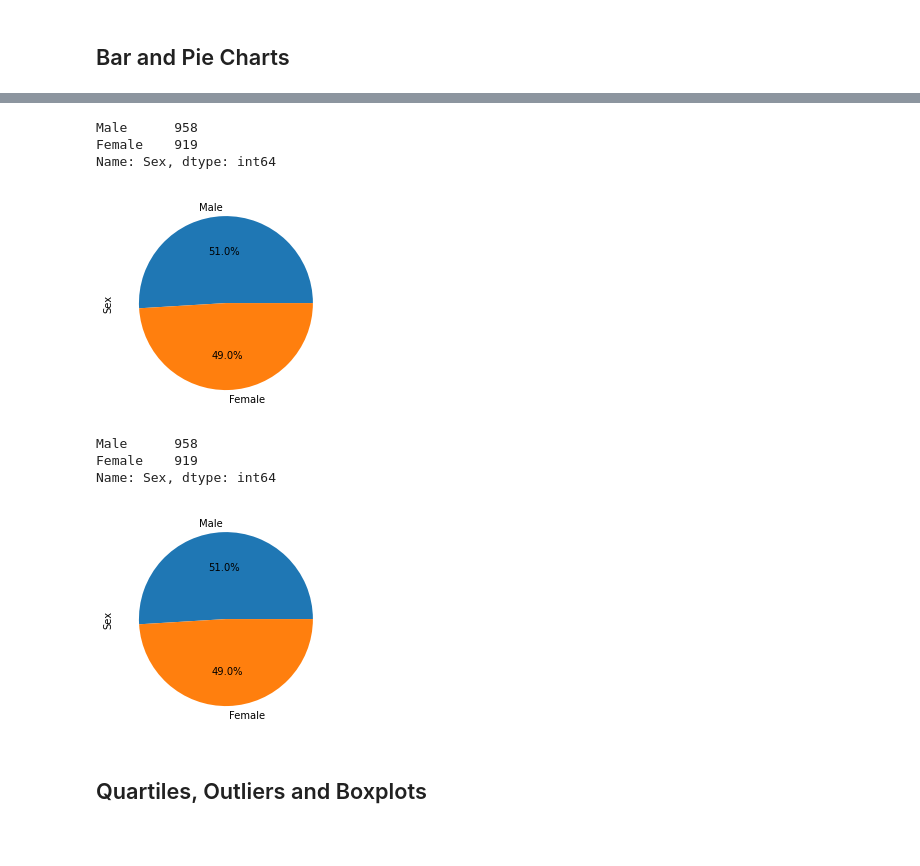
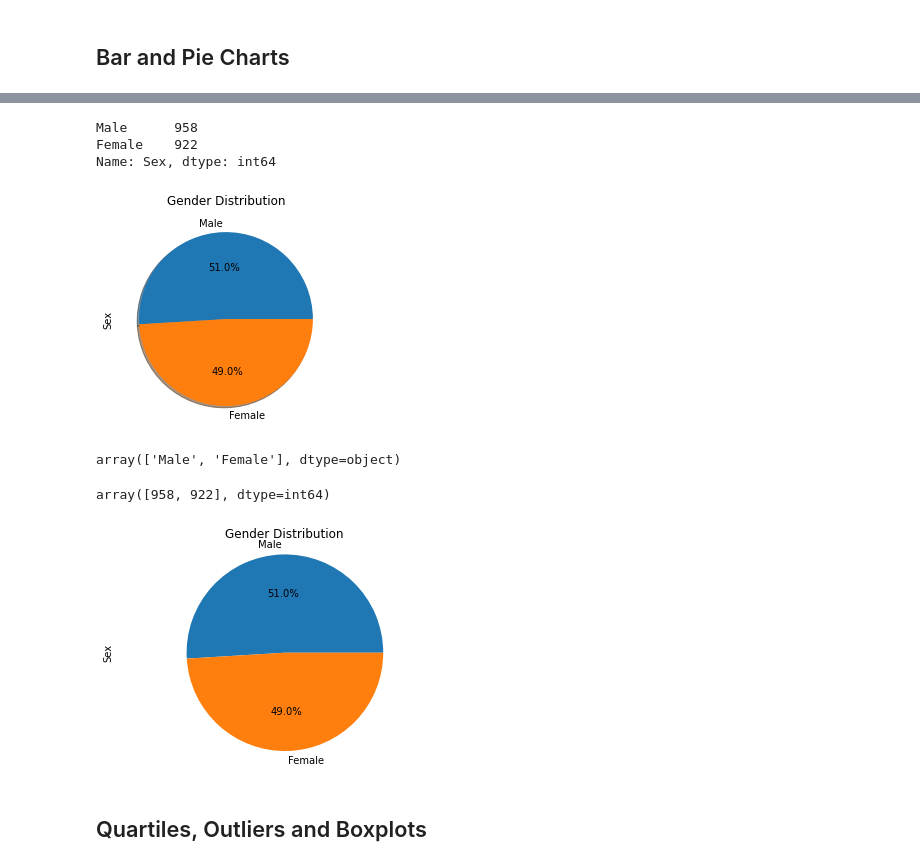
Before and after one commit to tracypoon/Matplotlib_HW, a Jupyter notebook: Pymaceuticals/pymaceuticals_starter.ipynb, the cells around one changed output, grey strips where cells are left out. Drawn from its saved outputs; the diff is of its cells as text; code cells hidden in the pictures; blank space fills up the shorter version.

```diff
--- a/Pymaceuticals/pymaceuticals_starter.ipynb
+++ b/Pymaceuticals/pymaceuticals_starter.ipynb
@@ -84,5 +57,8 @@ array(['g989'], dtype=object)
 # %%
 # Create a clean DataFrame by dropping the duplicate mouse by its ID.
-new_df = merge_df.loc[merge_df["Mouse ID"]!='g989']
-len(new_df["Mouse ID"].unique())
+#new_df = merge_df.loc[merge_df["Mouse ID"]!='g989']
+#len(new_df["Mouse ID"].unique())
+
+clean_df = new_df.drop_duplicates("Mouse ID")
+clean_df
 # %% [output]
@@ -191,7 +172,0 @@ plt.show()
-# %%
-gender = new_df["Sex"].value_counts()
-gender
-# %% [output]
-Male      958
-Female    919
-Name: Sex, dtype: int64
@@ -200,16 +173,27 @@ gender.plt.pie
+# %%
+#define the values that need go go into the pir chart
+gender = new_df["Sex"].value_counts()
+gender
+# %% [output]
+Male      958
+Female    922
+Name: Sex, dtype: int64
 # %%
 # Generate a pie plot showing the distribution of female versus male mice using pandas
+gender.plot(kind="pie", autopct="%1.1f%%", shadow=True)
+plt.title("Gender Distribution")
+plt.show()
 # %% [output]
-[figure, old version]
+[figure, new version]
-# %%
-gender
-# %% [output]
-Male      958
-Female    919
-Name: Sex, dtype: int64
 # %%
 #define keys for gender value_counts
 labels = gender.index.values
+labels
+# %% [output]
+array(['Male', 'Female'], dtype=object)
 # %%
 #define values for gender value_counts
 sizes = gender.values
+sizes
+# %% [output]
+array([958, 922], dtype=int64)
@@ -223,6 +200,11 @@ explode = (0.1, 0, 0, 0)
 # %%
 # Generate a pie plot showing the distribution of female versus male mice using pyplot
+plt.pie(sizes, labels=labels, autopct="%1.1f%%")
+plt.title("Gender Distribution")
+plt.ylabel("Sex")
+plt.axis("equal")
+plt.show()
 # %% [output]
-[figure, old version]
+[figure, new version]
 # %% [markdown]
 ## Quartiles, Outliers and Boxplots
```
Also changed, not shown: parts of 39 cells of this notebook.
